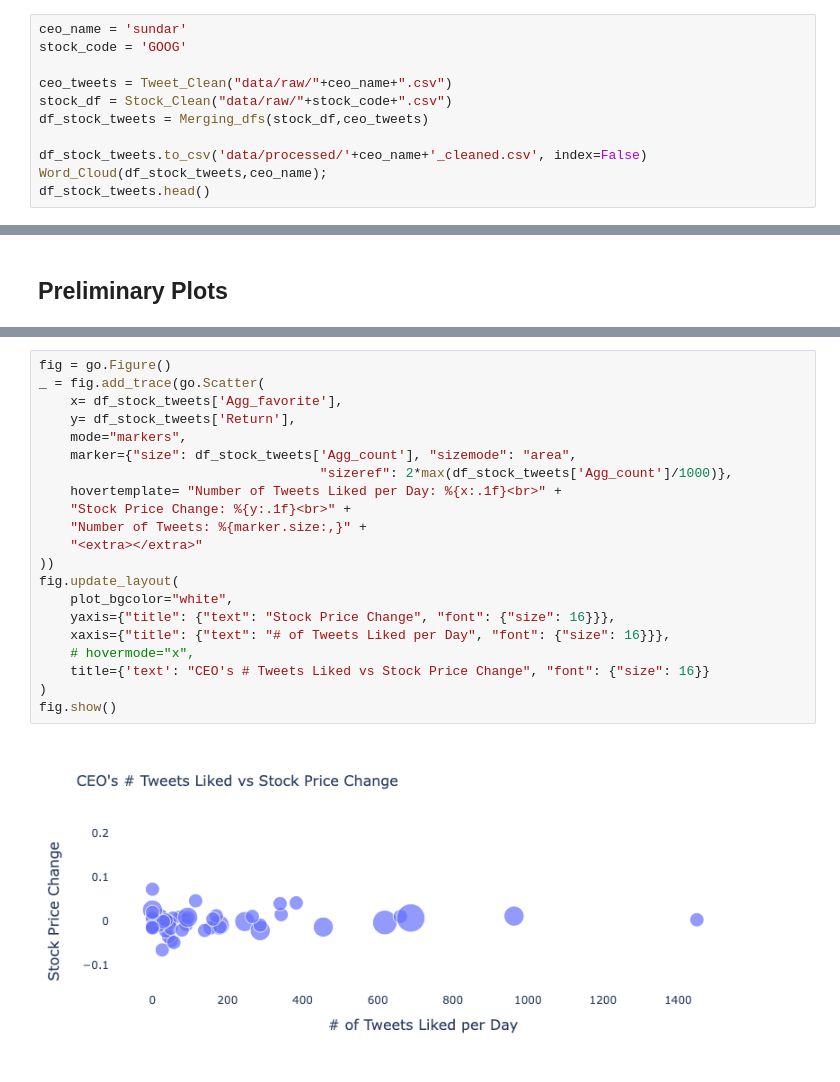
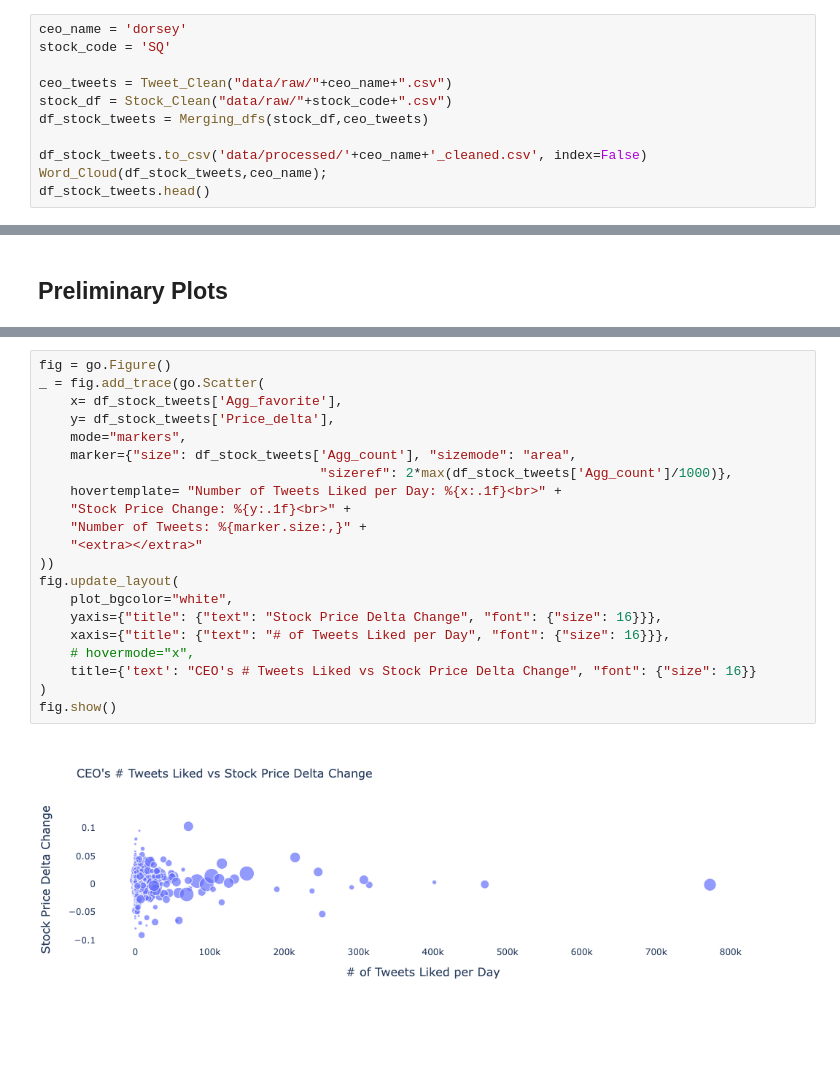
Before and after one commit to NB-01/twitter, a Jupyter notebook: data_cleaning_delta.ipynb, the cells around one changed output, grey strips where cells are left out. Drawn from its saved outputs; the diff is of its cells as text; blank space fills up the shorter version.

Commit message:
dorsey,albert cleaned data

```diff
--- a/data_cleaning_delta.ipynb
+++ b/data_cleaning_delta.ipynb
@@ -147,8 +147,8 @@ def Word_Cloud(df_stock_tweets,ceo_name):
 # %% [markdown]
 ## Applying the functions:
 # %%
-ceo_name = 'sundar'
-stock_code = 'GOOG'
+ceo_name = 'dorsey'
+stock_code = 'SQ'
 
 ceo_tweets = Tweet_Clean("data/raw/"+ceo_name+".csv")
 stock_df = Stock_Clean("data/raw/"+stock_code+".csv")
@@ -193,26 +193,26 @@ KeyError: 'Price_Delta'
 # %%
 fig = go.Figure()
 _ = fig.add_trace(go.Scatter(
     x= df_stock_tweets['Agg_favorite'],
-    y= df_stock_tweets['Return'],
+    y= df_stock_tweets['Price_delta'],
     mode="markers",
     marker={"size": df_stock_tweets['Agg_count'], "sizemode": "area",
                                     "sizeref": 2*max(df_stock_tweets['Agg_count']/1000)},
     hovertemplate= "Number of Tweets Liked per Day: %{x:.1f}<br>" +
     "Stock Price Change: %{y:.1f}<br>" +
     "Number of Tweets: %{marker.size:,}" +
     "<extra></extra>"
 ))
 fig.update_layout(
     plot_bgcolor="white",
-    yaxis={"title": {"text": "Stock Price Change", "font": {"size": 16}}},
+    yaxis={"title": {"text": "Stock Price Delta Change", "font": {"size": 16}}},
     xaxis={"title": {"text": "# of Tweets Liked per Day", "font": {"size": 16}}},
     # hovermode="x",
-    title={'text': "CEO's # Tweets Liked vs Stock Price Change", "font": {"size": 16}}
+    title={'text': "CEO's # Tweets Liked vs Stock Price Delta Change", "font": {"size": 16}}
 )
 fig.show()
 # %% [output]
-[figure, old version]
+[figure, new version]
 # %%
 fig = go.Figure()
 _ = fig.add_trace(go.Scatter(
```
Also changed, not shown: parts of 3 cells of this notebook, 4 other files.
